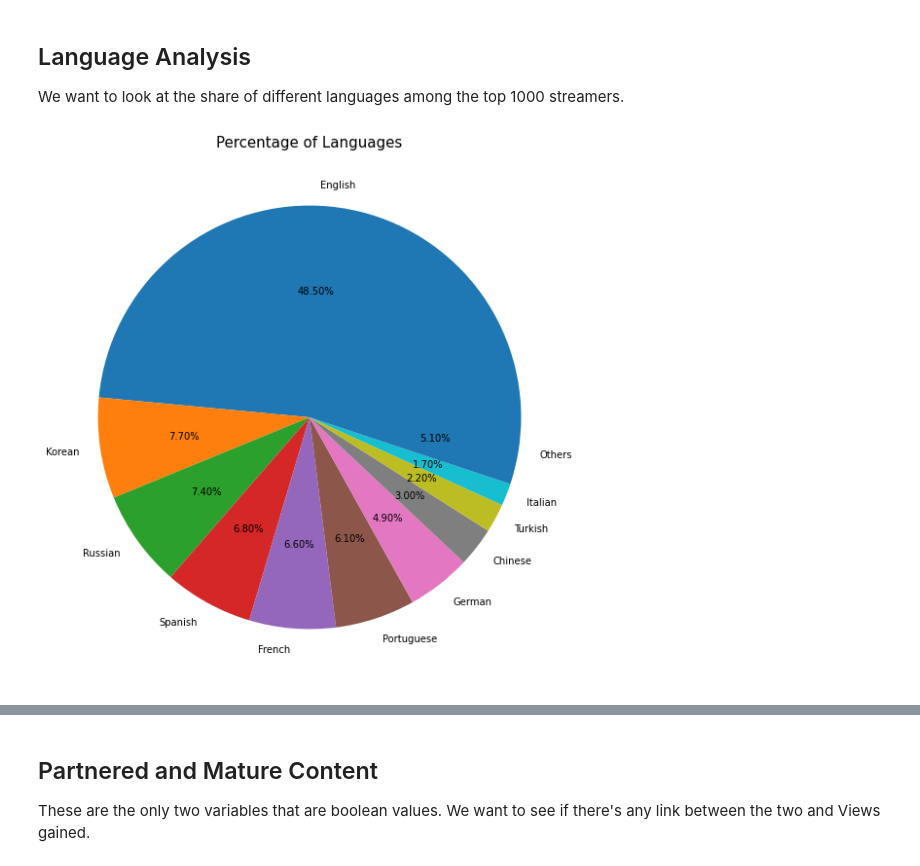
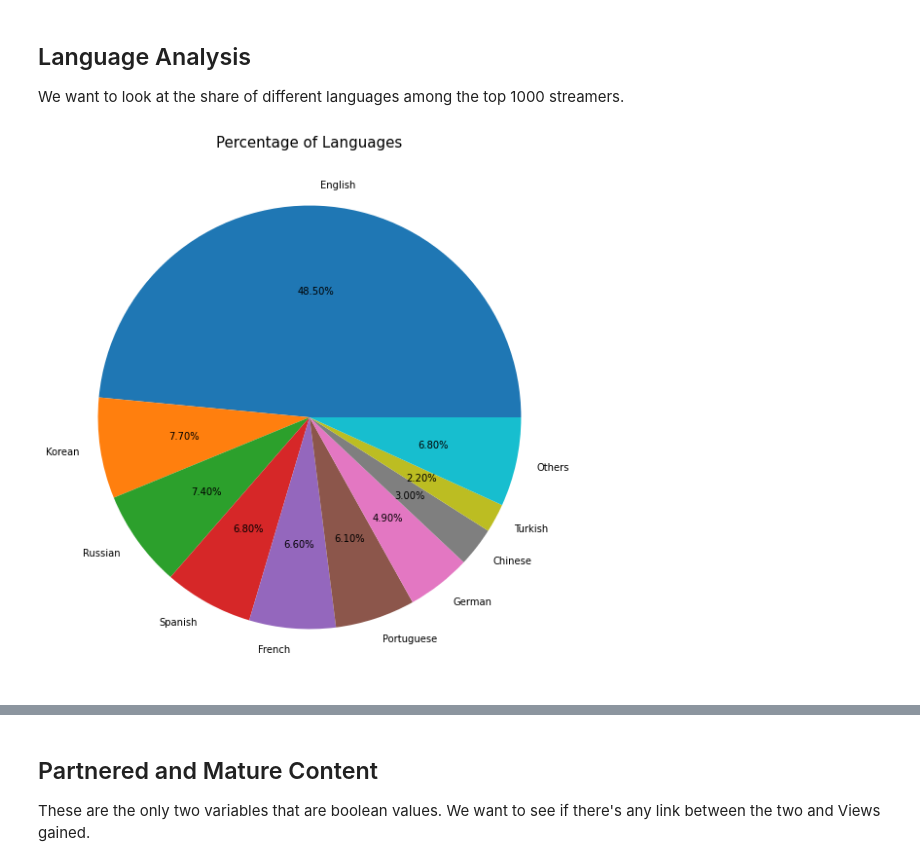
Before and after one commit to RitwikN7/twitch-EDA, a Jupyter notebook: twitchEDA.ipynb, the cells around one changed output, grey strips where cells are left out. Drawn from its saved outputs; the diff is of its cells as text; code cells hidden in the pictures.

```diff
--- a/twitchEDA.ipynb
+++ b/twitchEDA.ipynb
@@ -110,17 +112,16 @@ Text(0.5, 1.0, 'Top views gained channels')
 
 We want to look at the share of different languages among the top 1000 streamers.
 # %%
-# TODO: Figure out colors
 plt.figure(figsize=(15, 10))
 language_df = df["Language"].value_counts().to_frame()
 language_df = language_df.reset_index()
 language_df.columns = ["Language", "Count"]
-language_df_top = language_df[:10].copy()
-new_row = pd.DataFrame(data= {"Language" : ["Others"], "Count" : [language_df["Count"][10:].sum()]
+language_df_top = language_df[:9].copy()
+new_row = pd.DataFrame(data= {"Language" : ["Others"], "Count" : [language_df["Count"][9:].sum()]
 })
 language_df_top = pd.concat([language_df_top, new_row])
 plt.pie(language_df_top.Count, labels=language_df_top.Language, autopct="%0.2f%%")
 plt.title("Percentage of Languages", fontsize=15)
 plt.show()
 # %% [output]
-[figure, old version]
+[figure, new version]
```
Also changed, not shown: parts of 5 cells of this notebook.
